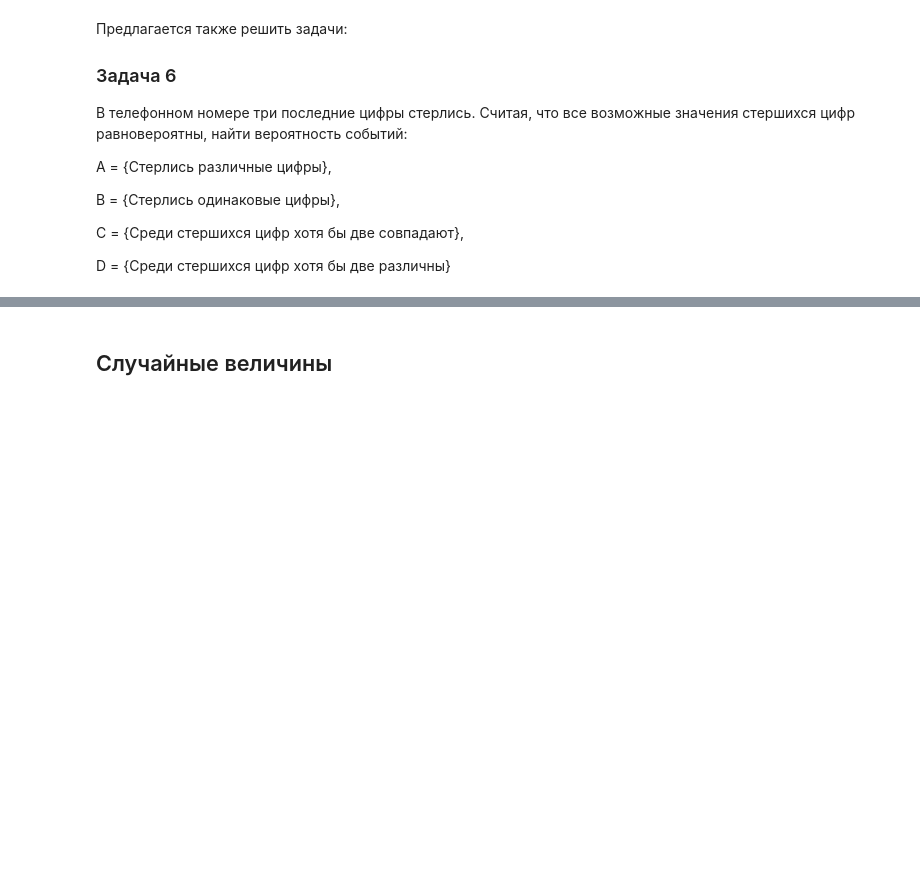
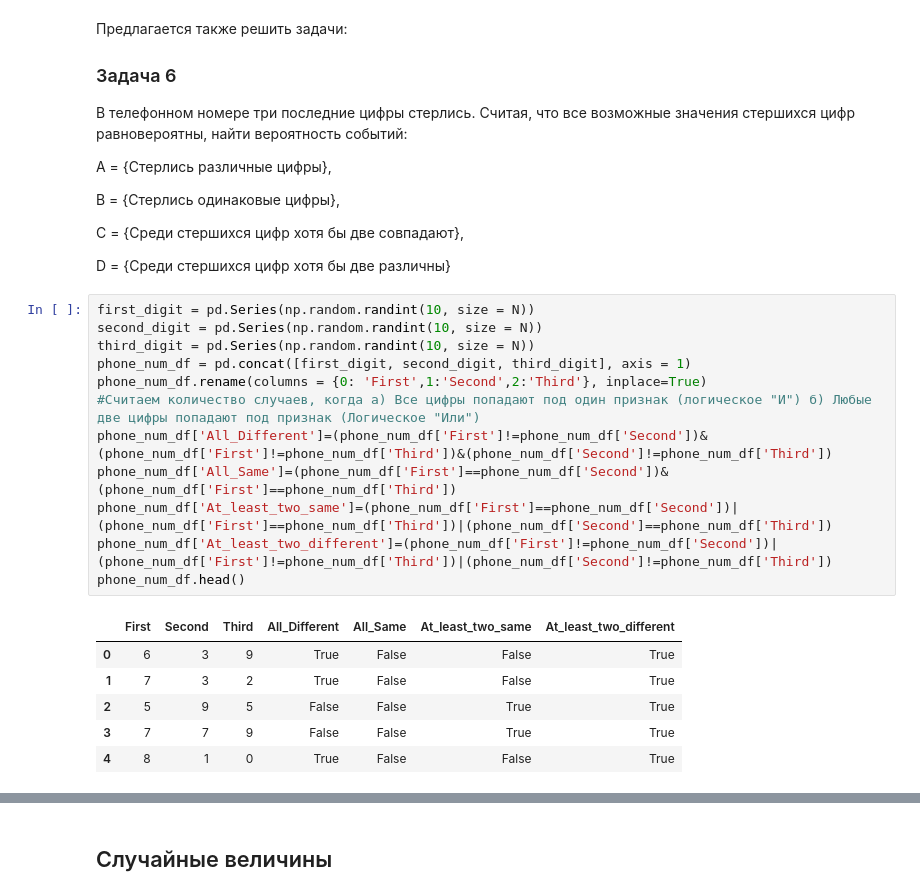
Before and after one commit to Itillonis/DA, a Jupyter notebook: Практика_к_занятию_11 empty.ipynb, the cells around one changed output, grey strips where cells are left out. Drawn from its saved outputs; the diff is of its cells as text; blank space fills up the shorter version.

```diff
--- a/Практика_к_занятию_11 empty.ipynb
+++ b/Практика_к_занятию_11 empty.ipynb
@@ -159,3 +167,22 @@ B = {Стерлись одинаковые цифры},
 C = {Среди стершихся цифр хотя бы две совпадают},
 
 D = {Среди стершихся цифр хотя бы две различны}
+# %%
+first_digit = pd.Series(np.random.randint(10, size = N))
+second_digit = pd.Series(np.random.randint(10, size = N))
+third_digit = pd.Series(np.random.randint(10, size = N))
+phone_num_df = pd.concat([first_digit, second_digit, third_digit], axis = 1)
+phone_num_df.rename(columns = {0: 'First',1:'Second',2:'Third'}, inplace=True)
+#Считаем количество случаев, когда а) Все цифры попадают под один признак (логическое "И") б) Любые две цифры попадают под признак (Логическое "Или")
+phone_num_df['All_Different']=(phone_num_df['First']!=phone_num_df['Second'])&(phone_num_df['First']!=phone_num_df['Third'])&(phone_num_df['Second']!=phone_num_df['Third'])
+phone_num_df['All_Same']=(phone_num_df['First']==phone_num_df['Second'])&(phone_num_df['First']==phone_num_df['Third'])
+phone_num_df['At_least_two_same']=(phone_num_df['First']==phone_num_df['Second'])|(phone_num_df['First']==phone_num_df['Third'])|(phone_num_df['Second']==phone_num_df['Third'])
+phone_num_df['At_least_two_different']=(phone_num_df['First']!=phone_num_df['Second'])|(phone_num_df['First']!=phone_num_df['Third'])|(phone_num_df['Second']!=phone_num_df['Third'])
+phone_num_df.head()
+# %% [output]
+|  | First | Second | Third | All_Different | All_Same | At_least_two_same | At_least_two_different |
+| 0 | 6 | 3 | 9 | True | False | False | True |
+| 1 | 7 | 3 | 2 | True | False | False | True |
+| 2 | 5 | 9 | 5 | False | False | True | True |
+| 3 | 7 | 7 | 9 | False | False | True | True |
+| 4 | 8 | 1 | 0 | True | False | False | True |
```
Also changed, not shown: parts of 14 cells of this notebook, 1 other file.
